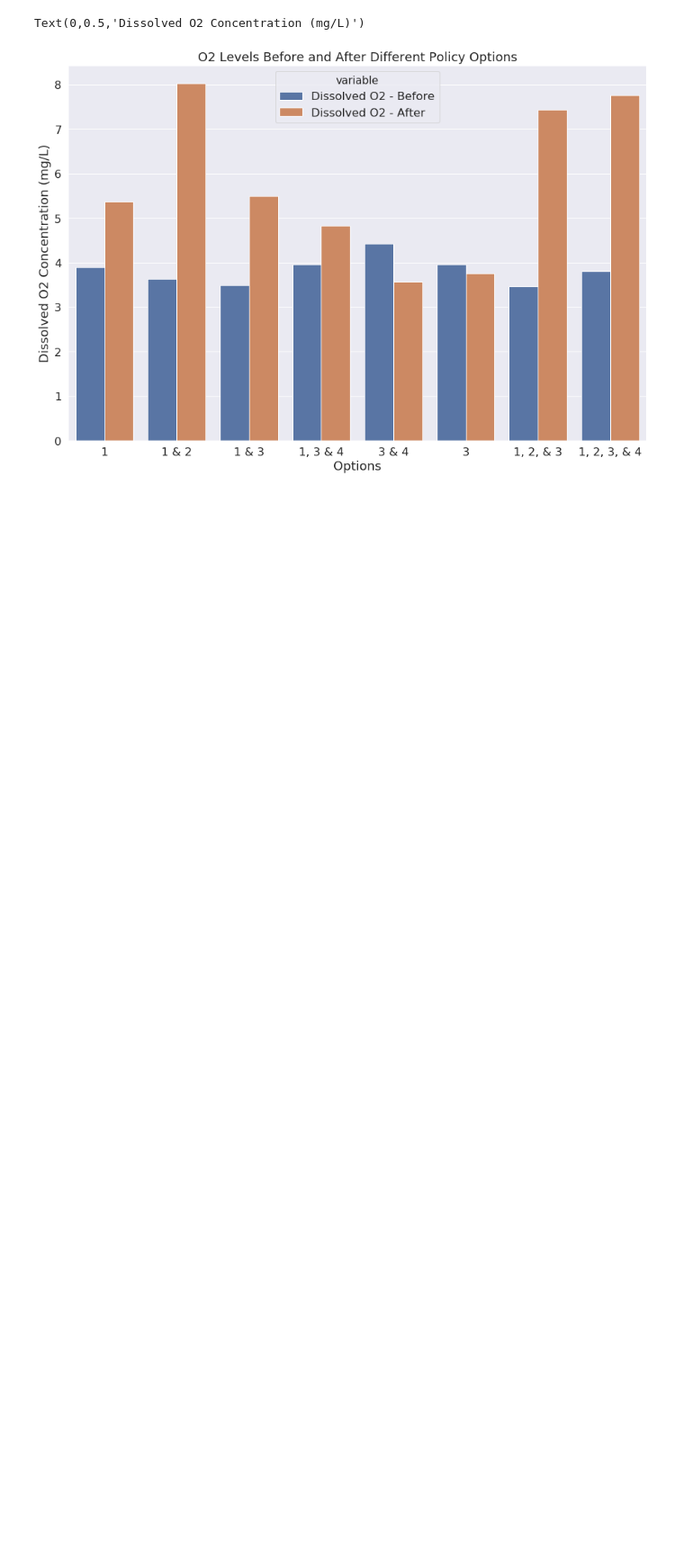
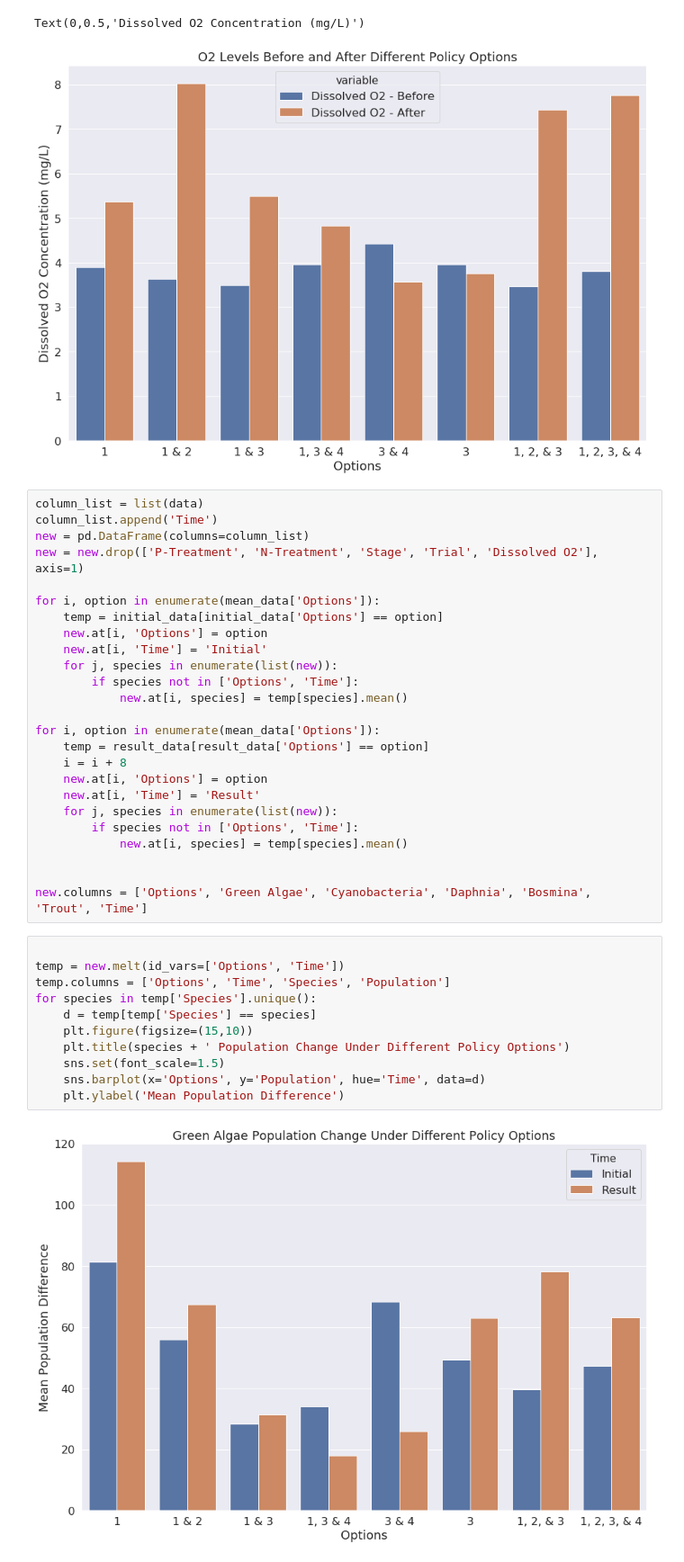
Before and after one commit to jtloong/simbio-lake-model, a Jupyter notebook: analysis/analysis.ipynb, the cells around one changed output. Shown: that part at 90% size. Cells and saved outputs as stored; diff of their text form; blank space fills up the shorter version.

Commit message:
Made new graphs to directly compare mean differences

```diff
--- a/analysis/analysis.ipynb
+++ b/analysis/analysis.ipynb
@@ -136,3 +136,41 @@ plt.ylabel('Dissolved O2 Concentration (mg/L)')
 # %% [output]
 Text(0,0.5,'Dissolved O2 Concentration (mg/L)')
 [figure]
+# %%
+column_list = list(data)
+column_list.append('Time')
+new = pd.DataFrame(columns=column_list)
+new = new.drop(['P-Treatment', 'N-Treatment', 'Stage', 'Trial', 'Dissolved O2'], axis=1)
+
+for i, option in enumerate(mean_data['Options']):
+    temp = initial_data[initial_data['Options'] == option]
+    new.at[i, 'Options'] = option
+    new.at[i, 'Time'] = 'Initial'
+    for j, species in enumerate(list(new)):
+        if species not in ['Options', 'Time']:
+            new.at[i, species] = temp[species].mean()
+
+for i, option in enumerate(mean_data['Options']):
+    temp = result_data[result_data['Options'] == option]
+    i = i + 8
+    new.at[i, 'Options'] = option
+    new.at[i, 'Time'] = 'Result'
+    for j, species in enumerate(list(new)):
+        if species not in ['Options', 'Time']:
+            new.at[i, species] = temp[species].mean()
+
+
+new.columns = ['Options', 'Green Algae', 'Cyanobacteria', 'Daphnia', 'Bosmina', 'Trout', 'Time']
+# %%
+
+temp = new.melt(id_vars=['Options', 'Time'])
+temp.columns = ['Options', 'Time', 'Species', 'Population']
+for species in temp['Species'].unique():
+    d = temp[temp['Species'] == species]
+    plt.figure(figsize=(15,10))
+    plt.title(species + ' Population Change Under Different Policy Options')
+    sns.set(font_scale=1.5)
+    sns.barplot(x='Options', y='Population', hue='Time', data=d)
+    plt.ylabel('Mean Population Difference')
+# %% [output]
+[figure, added]
```
Also changed, not shown: parts of 1 cell of this notebook.
